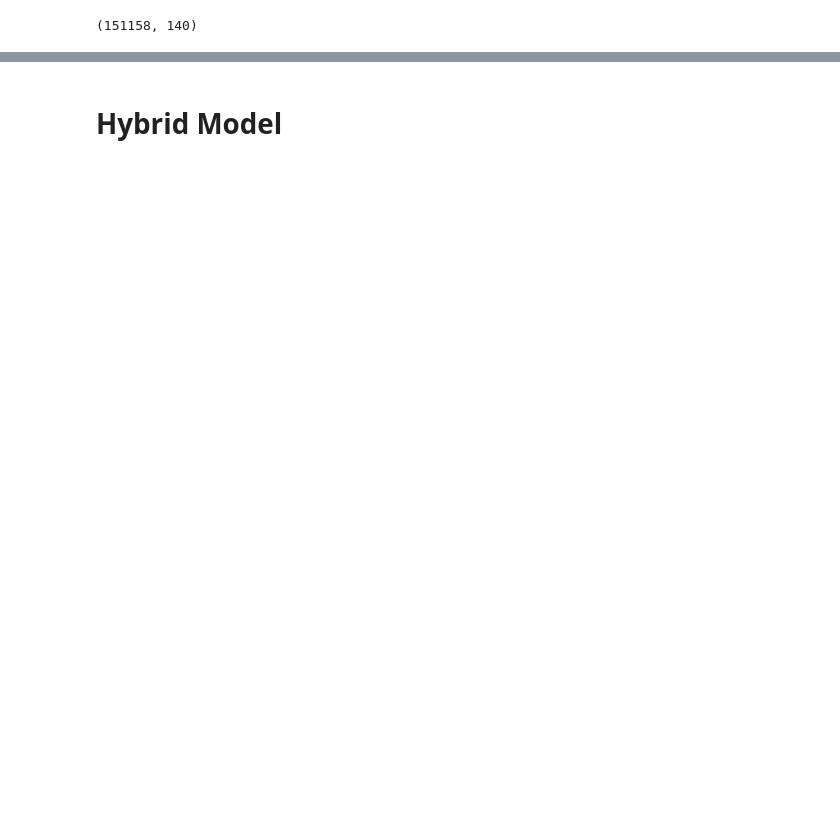
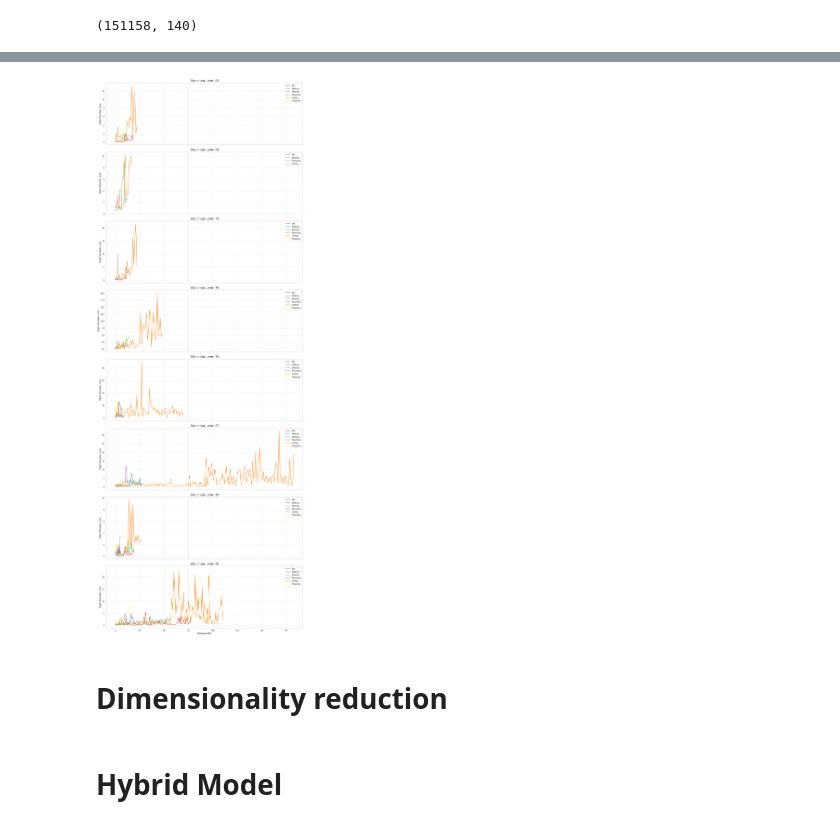
Before and after one commit to hengrvisal/knife_sharpness, a Jupyter notebook: Better data analysis.ipynb, the cells around one changed output, grey strips where cells are left out. Drawn from its saved outputs; the diff is of its cells as text; code cells hidden in the pictures; blank space fills up the shorter version.

```diff
--- a/Better data analysis.ipynb
+++ b/Better data analysis.ipynb
@@ -395,3 +480,13 @@ for class_value, count in sorted(class_distribution.items()):
+# %%
+create_facet_plots(
+    df,
+    value_column='Right Shoulder_max',
+    downsample_factor=150
+)
+# %% [output]
+[figure, added]
+# %% [markdown]
+# **Dimensionality reduction**
 # %%
 # def correlation_based_selection(df, threshold=0.8):
 #     """
```
Also changed, not shown: parts of 22 cells of this notebook.
